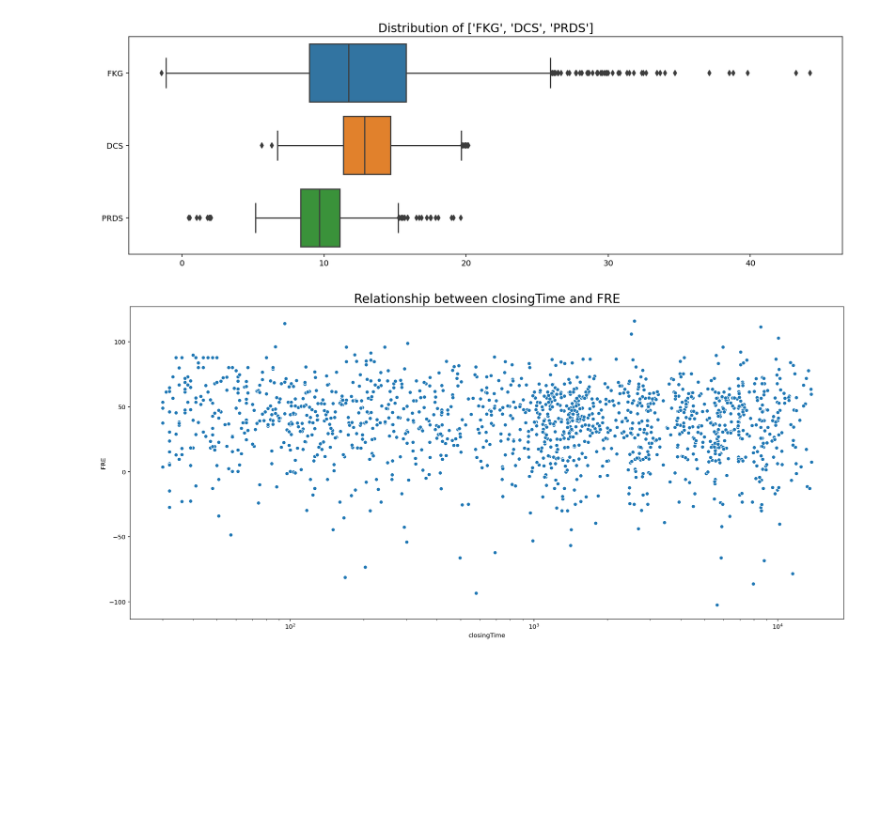
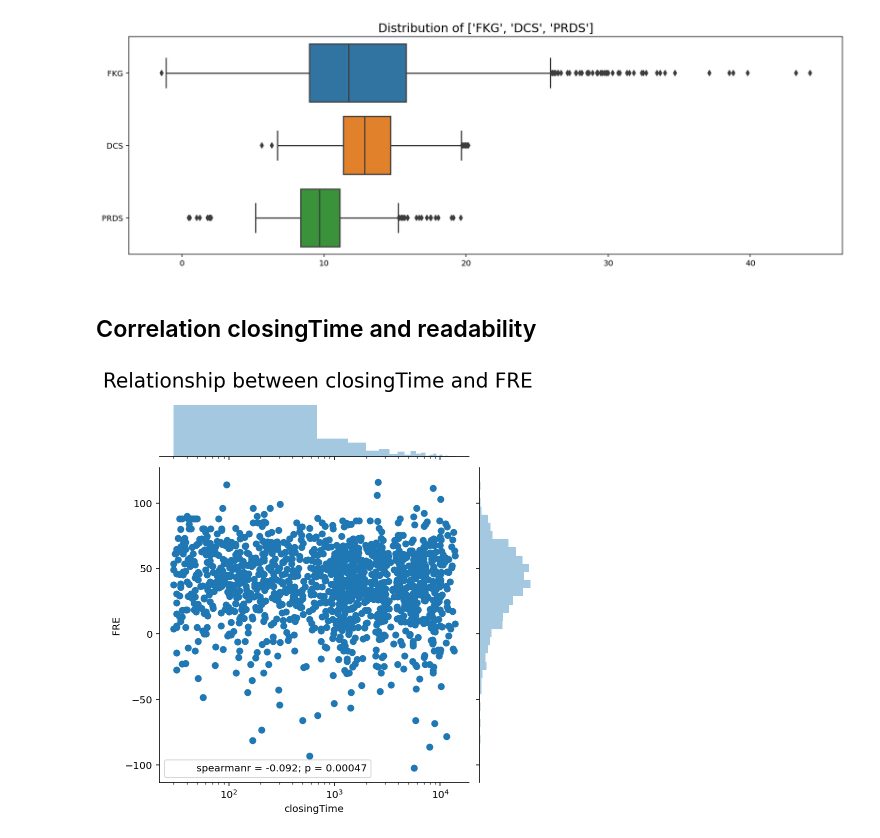
Before and after one commit to TiredFalcon/readse-pull-requests, a Jupyter notebook: Analyse_PRs_Readability.ipynb, the cells around one changed output. Cells and saved outputs as stored; diff of their text form; code cells hidden in the pictures; blank space fills up the shorter version.

Commit message:
Plot relationships using jointplot

```diff
--- a/Analyse_PRs_Readability.ipynb
+++ b/Analyse_PRs_Readability.ipynb
@@ -93,19 +94,19 @@ distribution_of_col(clean_df, ['FKG', 'DCS', 'PRDS'], 'fkg-dcs-prds-distribution
 [figure]
 # %%
 # Scatterplot of closingTime and textLen
-def scatterplot(_df: pd.DataFrame, col1: str, col2: str, fname: str = None):
-    plt.rcParams["figure.figsize"] = [16,7]
-    fig = plt.figure() # create figure
-    rect = 0,0,1,1 # create an rectangle for the new axis
-    log_ax = fig.add_axes(rect) # create a new axis (or use an existing one)
-    log_ax.set_xscale("log") # log first
-    ax = sns.scatterplot(x=col1, y=col2, data=_df, ax = log_ax)
-    ax.set_title(f'Relationship between {col1} and {col2}', fontsize=20)
+def jointplot_logx(_df: pd.DataFrame, col1: str, col2: str, fname: str = None):
+    g = sns.jointplot(x=col1, y=col2, data=_df)
+    g.ax_joint.set_xscale('log')
+    g.ax_marg_x.set_xscale('log')
+    g.annotate(stats.spearmanr)
+    plt.title(f'Relationship between {col1} and {col2}', fontsize=20, loc='right', pad=80)
     if fname:
         plt.savefig(f'figures/{fname}', bbox_inches='tight')
     plt.show()
+# %% [markdown]
+## Correlation closingTime and readability
 # %%
-scatterplot(clean_df, 'closingTime', 'FRE', 'prs-closingtime-fre.png')
+jointplot_logx(clean_df, 'closingTime', 'FRE', 'prs-closingtime-fre.png')
 # %% [output]
-[figure, old version]
+[figure, new version]
 # %%
```
Also changed, not shown: parts of 6 cells of this notebook, 4 other files.
